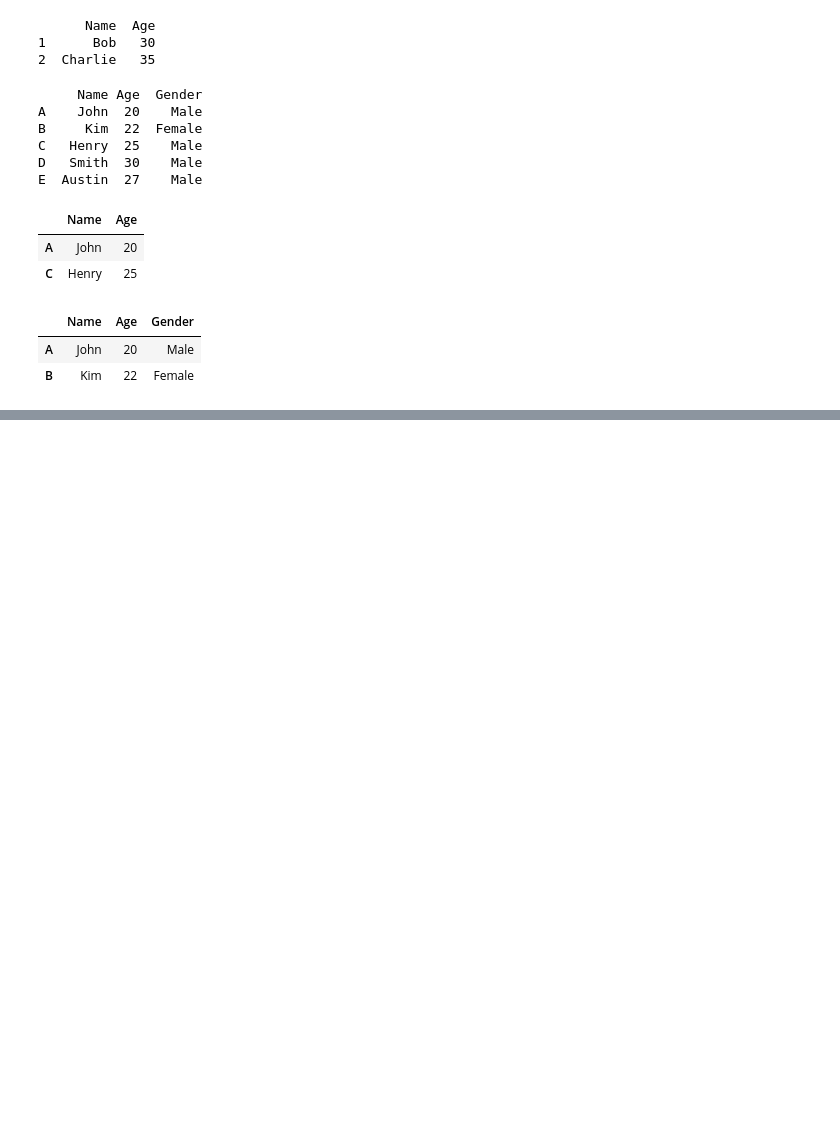
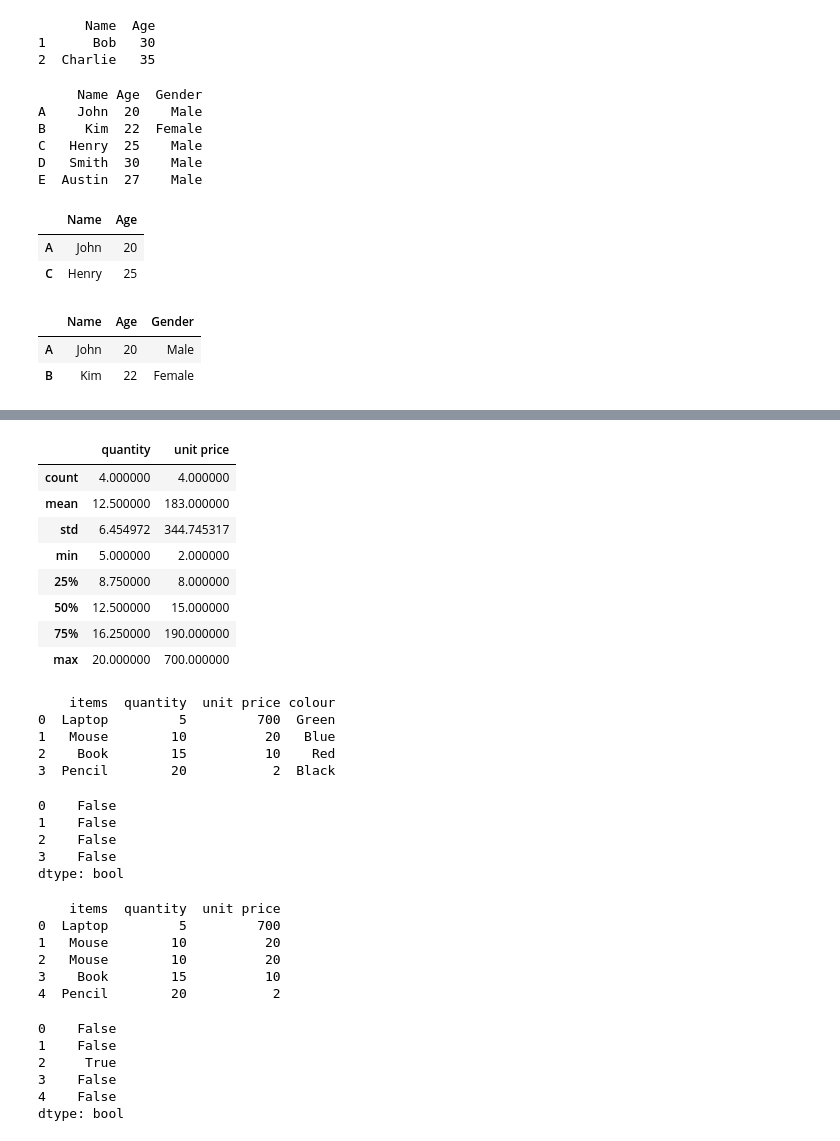
Before and after one commit to minendraa/Data-Visualization-Analysis, a Jupyter notebook: day2/pandas.ipynb, the cells around one changed output, grey strips where cells are left out. Drawn from its saved outputs; the diff is of its cells as text; code cells hidden in the pictures; blank space fills up the shorter version.

```diff
--- a/day2/pandas.ipynb
+++ b/day2/pandas.ipynb
@@ -274,0 +300,8 @@ df.loc[["A","B"]]
+# %%
+dicts={
+    'items':["Laptop","Mouse","Book","Pencil"],
+    'quantity':[5,10,15,20],
+    'unit price':[700,20,10,2]
+}
+df=pd.DataFrame(dicts)
+print(df)
@@ -274,0 +351,56 @@ df.loc[["A","B"]]
+# %%
+df.describe()
+# %% [output]
+|  | quantity | unit price |
+| count | 4.000000 | 4.000000 |
+| mean | 12.500000 | 183.000000 |
+| std | 6.454972 | 344.745317 |
+| min | 5.000000 | 2.000000 |
+| 25% | 8.750000 | 8.000000 |
+| 50% | 12.500000 | 15.000000 |
+| 75% | 16.250000 | 190.000000 |
+| max | 20.000000 | 700.000000 |
+# %%
+frames=[df,df2]
+res=pd.concat(frames,axis=1)
+print(res)
+# %% [output]
+    items  quantity  unit price colour
+0  Laptop         5         700  Green
+1   Mouse        10          20   Blue
+2    Book        15          10    Red
+3  Pencil        20           2  Black
+# %%
+res.duplicated()
+# %% [output]
+0    False
+1    False
+2    False
+3    False
+dtype: bool
+# %%
+import pandas as pd
+
+dict_try={
+    'items':["Laptop","Mouse","Mouse","Book","Pencil"],
+    'quantity':[5,10,10,15,20],
+    'unit price':[700,20,20,10,2]
+}
+df3=pd.DataFrame(dict_try)
+print(df3)
+# %% [output]
+    items  quantity  unit price
+0  Laptop         5         700
+1   Mouse        10          20
+2   Mouse        10          20
+3    Book        15          10
+4  Pencil        20           2
+# %%
+df3.duplicated('items')
+# %% [output]
+0    False
+1    False
+2     True
+3    False
+4    False
+dtype: bool
```
Also changed, not shown: parts of 16 cells of this notebook, 2 other files.
